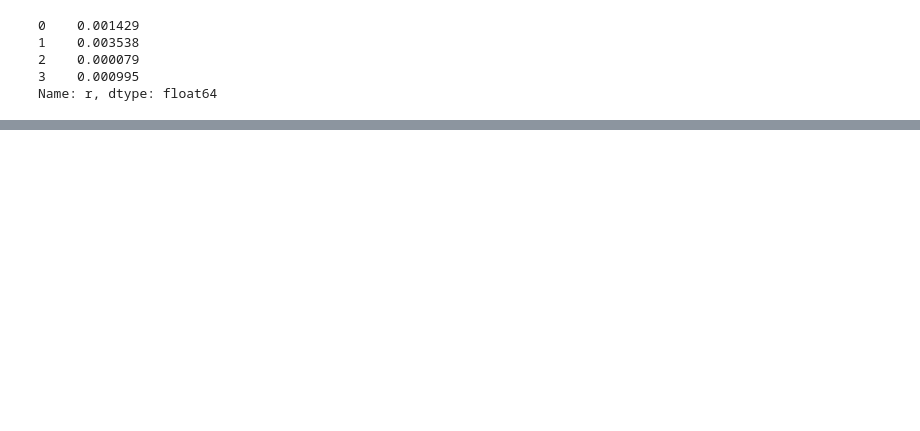
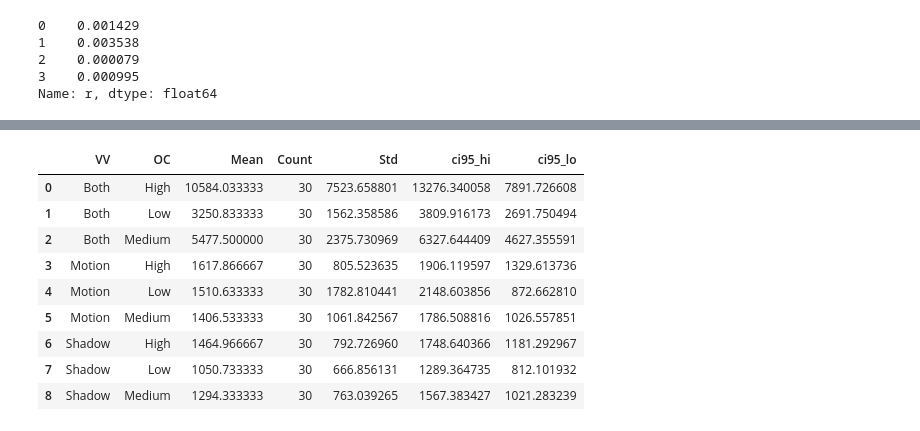
Before and after one commit to Compaagnie/ExperimentalDesign, a Jupyter notebook: Statistical_Analisys.ipynb, the cells around one changed output, grey strips where cells are left out. Saved outputs shown, nothing was run; the diff lists cells and outputs as text; code cells hidden in the pictures; blank space fills up the shorter version.

```diff
--- a/Statistical_Analisys.ipynb
+++ b/Statistical_Analisys.ipynb
@@ -208,0 +222,15 @@ Name: r, dtype: float64
+# %%
+import math
+
+def summarizeDF(df, factors, measure):
+    summary = data.groupby(factors, as_index=False)[measure].aggregate({'Mean': 'mean', 'Count': 'count', 'Std':'std'})
+    ci95_hi = []
+    ci95_lo = []
+    for i in summary.values:
+        mean, count, std = i[len(factors)], i[len(factors)+1], i[len(factors)+2]
+        ci95_hi.append(mean + 1.96*std/math.sqrt(count))
+        ci95_lo.append(mean - 1.96*std/math.sqrt(count))
+
+    summary['ci95_hi'] = ci95_hi
+    summary['ci95_lo'] = ci95_lo
+    return summary
@@ -208,0 +297,14 @@ Name: r, dtype: float64
+# %%
+stats = summarizeDF(data, ['VV','OC'], 'visualSearchTime')
+stats
+# %% [output]
+|  | VV | OC | Mean | Count | Std | ci95_hi | ci95_lo |
+| 0 | Both | High | 10584.033333 | 30 | 7523.658801 | 13276.340058 | 7891.726608 |
+| 1 | Both | Low | 3250.833333 | 30 | 1562.358586 | 3809.916173 | 2691.750494 |
+| 2 | Both | Medium | 5477.500000 | 30 | 2375.730969 | 6327.644409 | 4627.355591 |
+| 3 | Motion | High | 1617.866667 | 30 | 805.523635 | 1906.119597 | 1329.613736 |
+| 4 | Motion | Low | 1510.633333 | 30 | 1782.810441 | 2148.603856 | 872.662810 |
+| 5 | Motion | Medium | 1406.533333 | 30 | 1061.842567 | 1786.508816 | 1026.557851 |
+| 6 | Shadow | High | 1464.966667 | 30 | 792.726960 | 1748.640366 | 1181.292967 |
+| 7 | Shadow | Low | 1050.733333 | 30 | 666.856131 | 1289.364735 | 812.101932 |
+| 8 | Shadow | Medium | 1294.333333 | 30 | 763.039265 | 1567.383427 | 1021.283239 |
```
Also changed, not shown: parts of 9 cells of this notebook.
